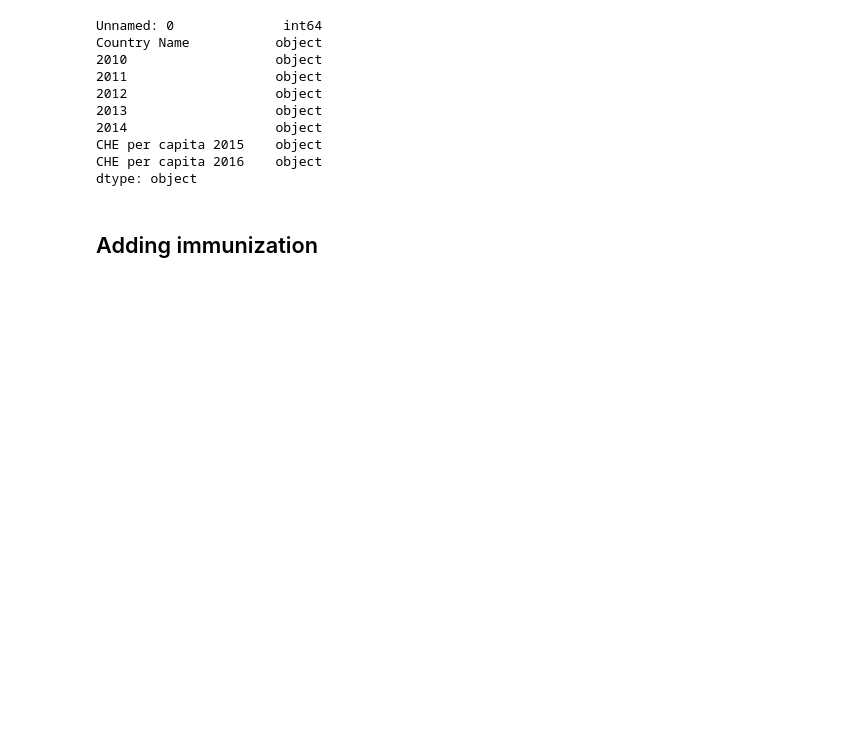
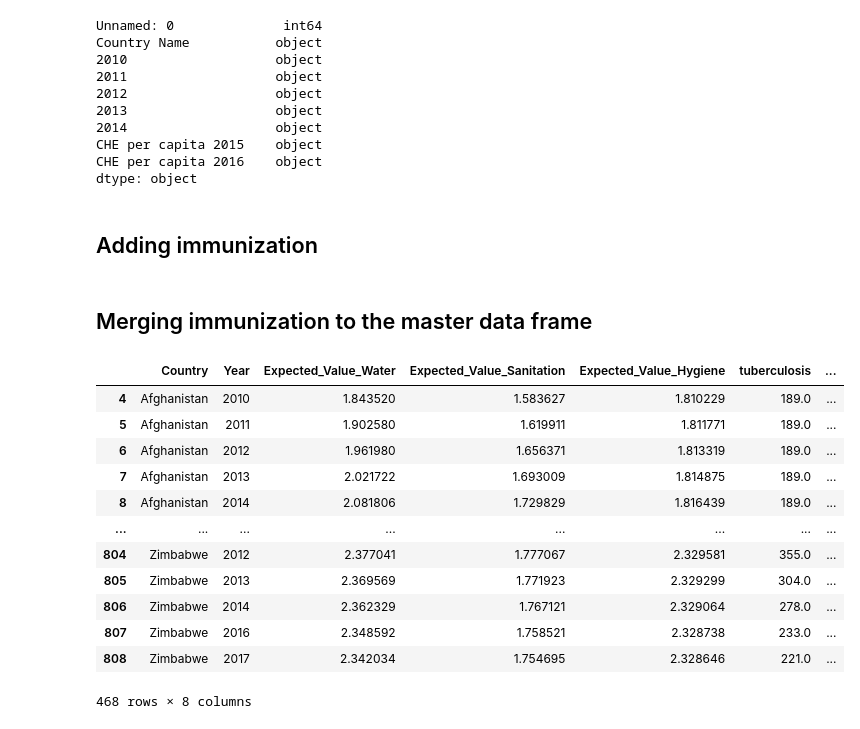
Before and after one commit to aliyah8/WashWellness, a Jupyter notebook: WashYs.ipynb, the cells around one changed output. Saved outputs shown, nothing was run; the diff lists cells and outputs as text; code cells hidden in the pictures; blank space fills up the shorter version.

```diff
--- a/WashYs.ipynb
+++ b/WashYs.ipynb
@@ -336,0 +341,21 @@ dtype: object
+# %% [markdown]
+## Merging immunization to the master data frame
+# %%
+allcountriesdf=pd.merge(df, tuberculosis, how='left', left_on=['Year','Country'], right_on = ['Year', 'Country'])
+allcountriesdf=pd.merge(allcountriesdf,dfpd,how='left',left_on=['Year','Country'], right_on = ['Year', 'Country'])
+allcountriesdf=pd.merge(allcountriesdf,tbvaccination,how='left',left_on=['Year','Country'], right_on = ['Year', 'Country'])
+allcountriesdf.dropna()
+# %% [output]
+|  | Country | Year | Expected_Value_Water | Expected_Value_Sanitation | Expected_Value_Hygiene | tuberculosis | ... |
+| 4 | Afghanistan | 2010 | 1.843520 | 1.583627 | 1.810229 | 189.0 | ... |
+| 5 | Afghanistan | 2011 | 1.902580 | 1.619911 | 1.811771 | 189.0 | ... |
+| 6 | Afghanistan | 2012 | 1.961980 | 1.656371 | 1.813319 | 189.0 | ... |
+| 7 | Afghanistan | 2013 | 2.021722 | 1.693009 | 1.814875 | 189.0 | ... |
+| 8 | Afghanistan | 2014 | 2.081806 | 1.729829 | 1.816439 | 189.0 | ... |
+| ... | ... | ... | ... | ... | ... | ... | ... |
+| 804 | Zimbabwe | 2012 | 2.377041 | 1.777067 | 2.329581 | 355.0 | ... |
+| 805 | Zimbabwe | 2013 | 2.369569 | 1.771923 | 2.329299 | 304.0 | ... |
+| 806 | Zimbabwe | 2014 | 2.362329 | 1.767121 | 2.329064 | 278.0 | ... |
+| 807 | Zimbabwe | 2016 | 2.348592 | 1.758521 | 2.328738 | 233.0 | ... |
+| 808 | Zimbabwe | 2017 | 2.342034 | 1.754695 | 2.328646 | 221.0 | ... |
+468 rows × 8 columns
```
Also changed, not shown: parts of 15 cells of this notebook.
